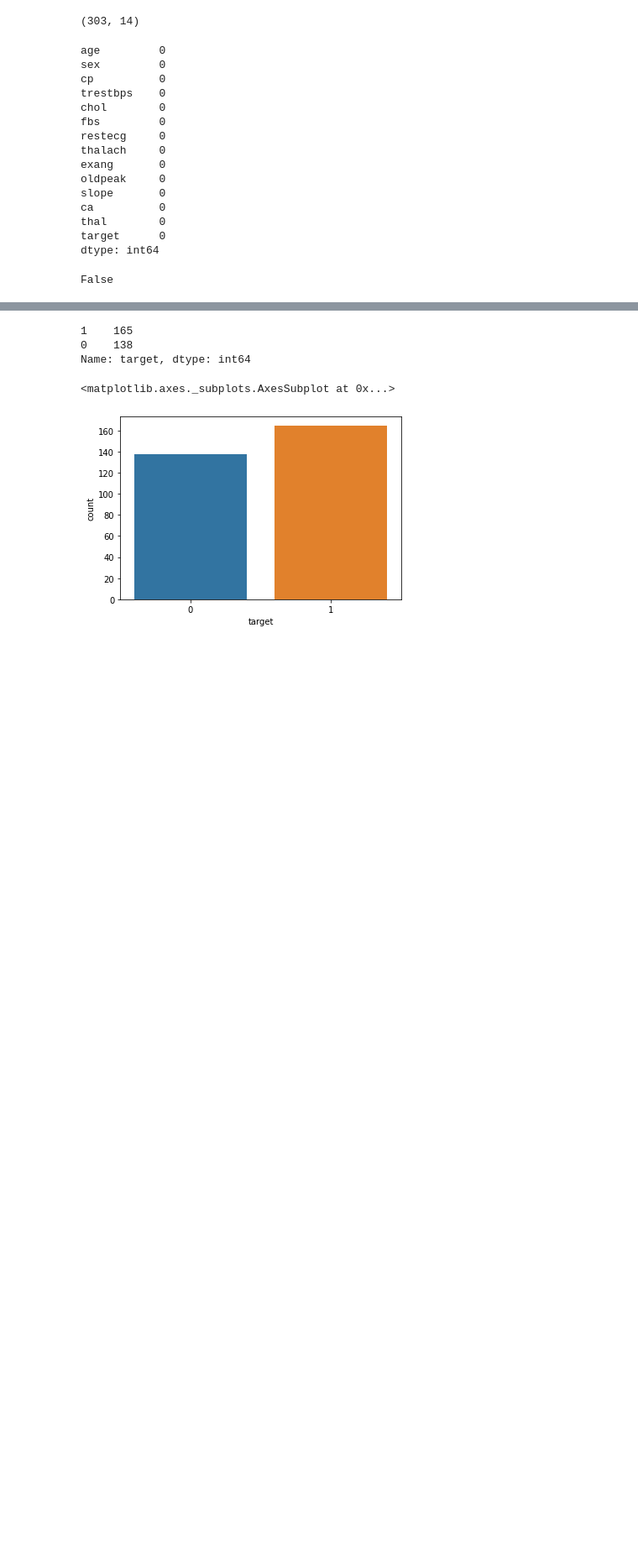
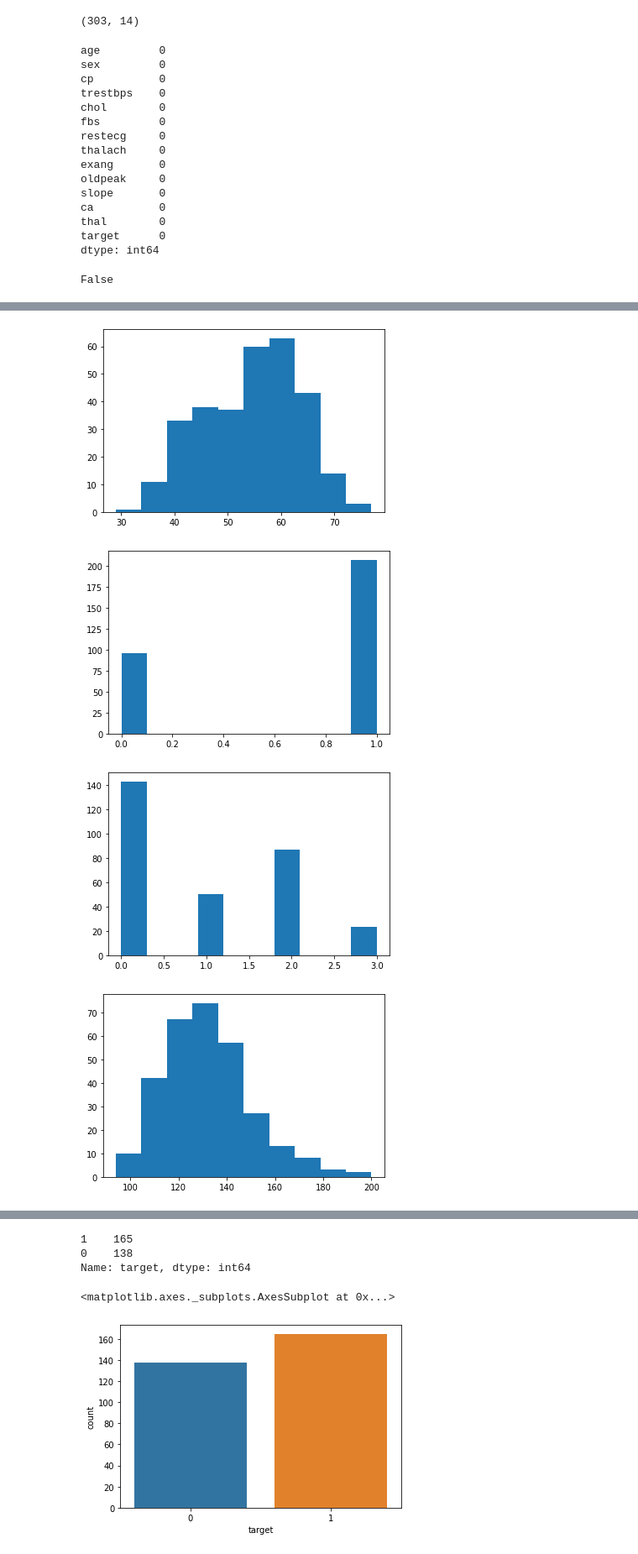
Before and after one commit to CCIR-Academy/Gaurav-First-Repo, a Jupyter notebook: Heart.ipynb, the cells around one changed output, grey strips where cells are left out. Shown: that part at 84% size. Cells and saved outputs as stored; diff of their text form; code cells hidden in the pictures; blank space fills up the shorter version.

```diff
--- a/Heart.ipynb
+++ b/Heart.ipynb
@@ -67,3 +69,13 @@ df.describe()
 | 50% | 55.000000 | 1.000000 | 1.000000 | 130.000000 | 240.000000 | 0.000000 | 1.000000 | 153.000000 | 0.000000 | 0.800000 | 1.000000 | ... |
 | 75% | 61.000000 | 1.000000 | 2.000000 | 140.000000 | 274.500000 | 0.000000 | 1.000000 | 166.000000 | 1.000000 | 1.600000 | 2.000000 | ... |
 | max | 77.000000 | 1.000000 | 3.000000 | 200.000000 | 564.000000 | 1.000000 | 2.000000 | 202.000000 | 1.000000 | 6.200000 | 2.000000 | ... |
+# %%
+
+for cols in df.columns:
+  plt.hist(df[cols])
+  plt.show()
+# %% [output]
+[figure, added]
+[figure, added]
+[figure, added]
+[figure, added]
```
Also changed, not shown: parts of 3 cells of this notebook.
